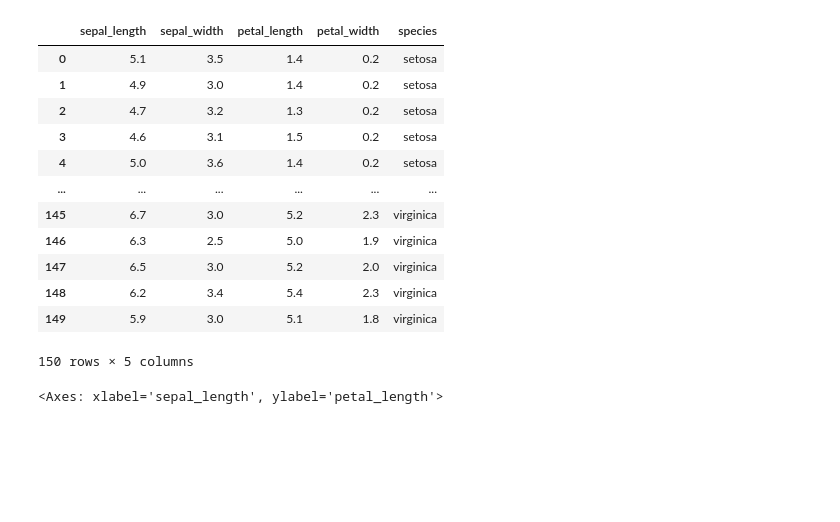
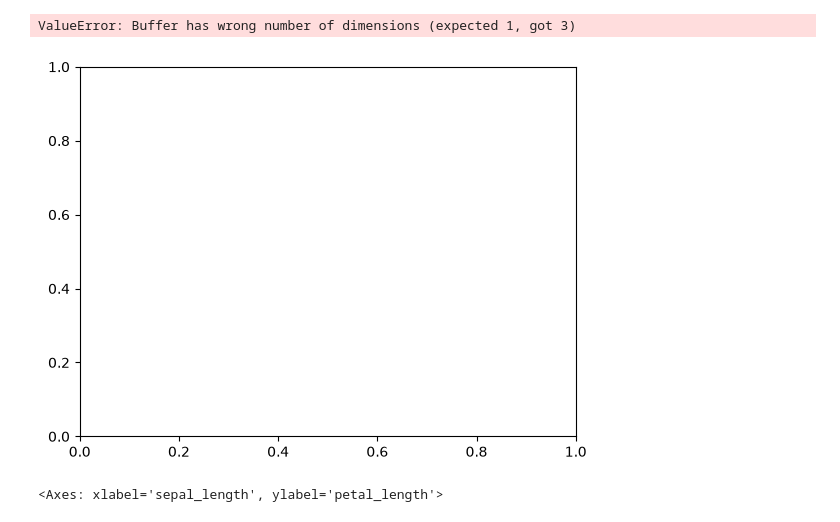
Before and after one commit to ShykhMHasnain-1/Full-Data-Science, a Jupyter notebook: Seaborn/Seaborn_Practise.ipynb, the cells around one changed output. Saved outputs shown, nothing was run; the diff lists cells and outputs as text; code cells hidden in the pictures; blank space fills up the shorter version.

```diff
--- a/Seaborn/Seaborn_Practise.ipynb
+++ b/Seaborn/Seaborn_Practise.ipynb
@@ -5,21 +5,10 @@ import pandas as pd
 import numpy as np
 # %%
 iris = sns.load_dataset("iris")
-iris
+iris.boxplot(iris,y="sepal_length",hue="species")
 # %% [output]
-|  | sepal_length | sepal_width | petal_length | petal_width | species |
-| 0 | 5.1 | 3.5 | 1.4 | 0.2 | setosa |
-| 1 | 4.9 | 3.0 | 1.4 | 0.2 | setosa |
-| 2 | 4.7 | 3.2 | 1.3 | 0.2 | setosa |
-| 3 | 4.6 | 3.1 | 1.5 | 0.2 | setosa |
-| 4 | 5.0 | 3.6 | 1.4 | 0.2 | setosa |
-| ... | ... | ... | ... | ... | ... |
-| 145 | 6.7 | 3.0 | 5.2 | 2.3 | virginica |
-| 146 | 6.3 | 2.5 | 5.0 | 1.9 | virginica |
-| 147 | 6.5 | 3.0 | 5.2 | 2.0 | virginica |
-| 148 | 6.2 | 3.4 | 5.4 | 2.3 | virginica |
-| 149 | 5.9 | 3.0 | 5.1 | 1.8 | virginica |
-150 rows × 5 columns
+ValueError: Buffer has wrong number of dimensions (expected 1, got 3)
+[figure, added]
 # %%
 sns.lineplot(iris,x = "sepal_length", y ="petal_length",style="species")  #hue
 #plt.legend(loc = )
```
Also changed, not shown: parts of 1 cell of this notebook, 1 other file.
